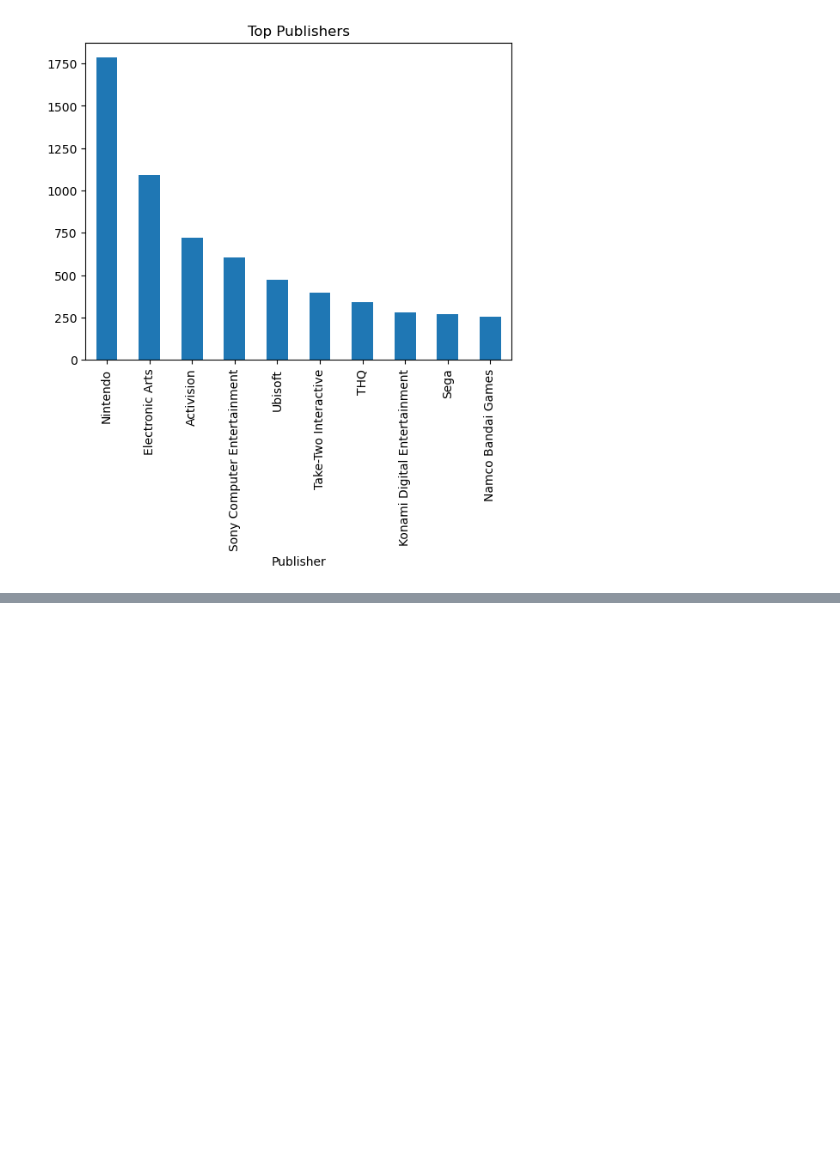
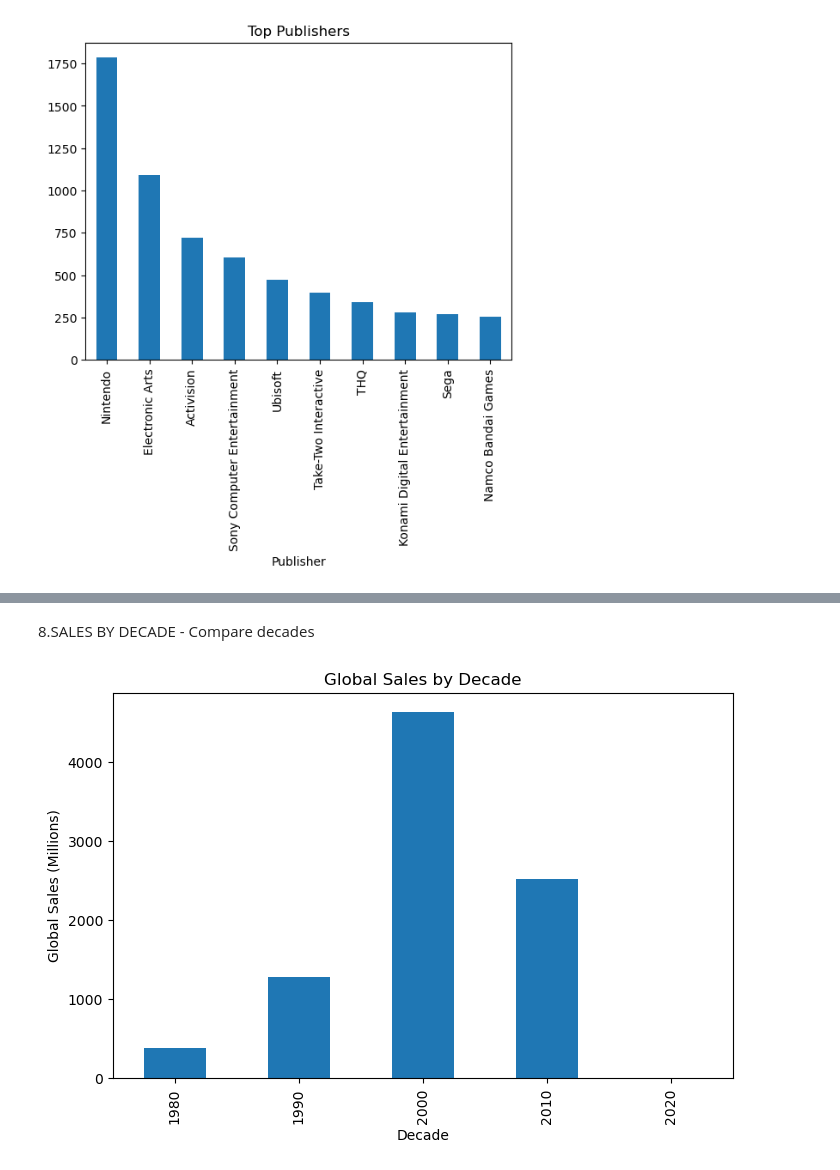
Before and after one commit to Swetha-manikandan/vid-game, a Jupyter notebook: Source/video_game.ipynb, the cells around one changed output, grey strips where cells are left out. Saved outputs shown, nothing was run; the diff lists cells and outputs as text; code cells hidden in the pictures; blank space fills up the shorter version.

```diff
--- a/Source/video_game.ipynb
+++ b/Source/video_game.ipynb
@@ -465,0 +492,12 @@ plt.show()
+# %% [markdown]
+8.SALES BY DECADE - Compare decades
+# %%
+decade_sales = games.groupby("Decade")["Global_Sales"].sum()
+plt.figure(figsize=(8,5))
+decade_sales.plot(kind="bar")
+plt.title("Global Sales by Decade")
+plt.xlabel("Decade")
+plt.ylabel("Global Sales (Millions)")
+plt.show()
+# %% [output]
+[figure, added]
```
Also changed, not shown: parts of 10 cells of this notebook, 8 other files.
